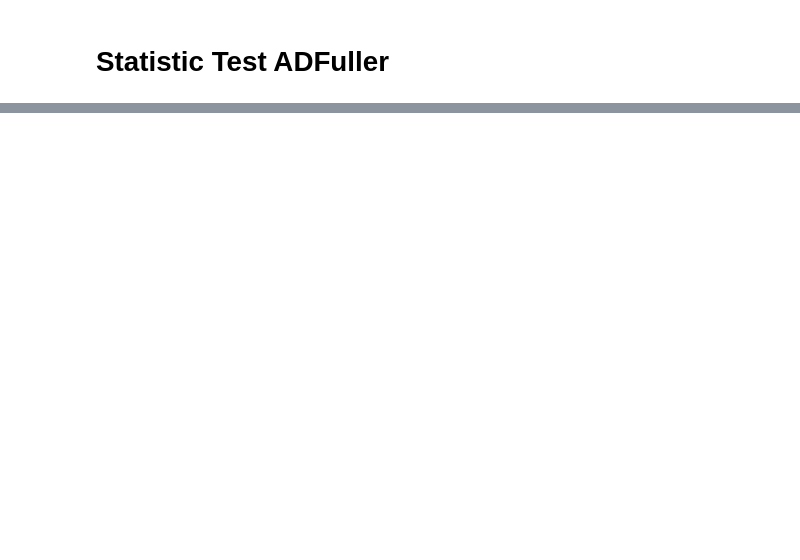
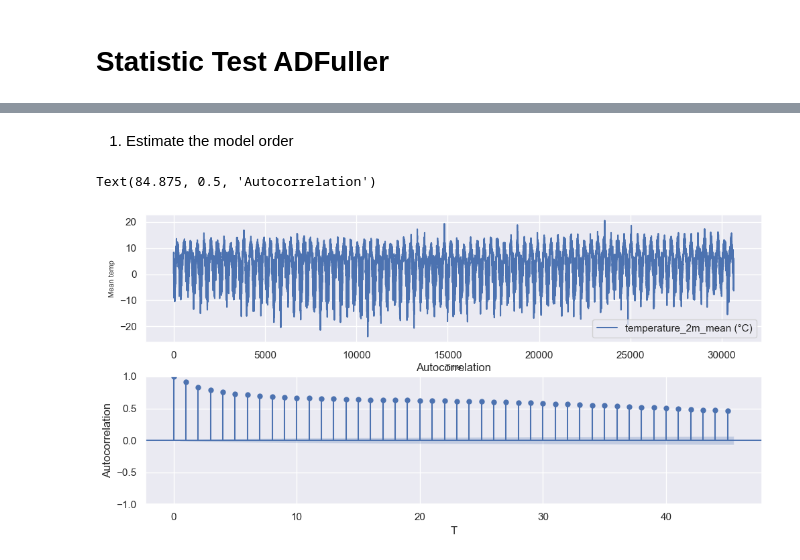
Before and after one commit to esmaailalbarazi/TimeSeriesProject, a Jupyter notebook: Project_local.ipynb, the cells around one changed output, grey strips where cells are left out. Cells and saved outputs as stored; diff of their text form; code cells hidden in the pictures; blank space fills up the shorter version.

```diff
--- a/Project_local.ipynb
+++ b/Project_local.ipynb
@@ -408,0 +544,15 @@ Critical Values:
+# %% [markdown]
+1. Estimate the model order
+# %%
+temp_mean = temp_mean[:N]
+fig, axs=plt.subplots(2,figsize=(10,5))
+fig.tight_layout()
+temp_mean.plot(ax=axs[0],legend=True)
+axs[0].set_ylabel('Mean temp',fontdict={'fontsize':8})
+axs[0].set_xlabel('Time',fontdict={'fontsize':8})
+plot_acf(temp_mean, ax=axs[1])
+axs[1].set_xlabel("T")
+axs[1].set_ylabel("Autocorrelation")
+# %% [output]
+Text(84.875, 0.5, 'Autocorrelation')
+[figure, added]
```
Also changed, not shown: parts of 22 cells of this notebook, 10 other files.
